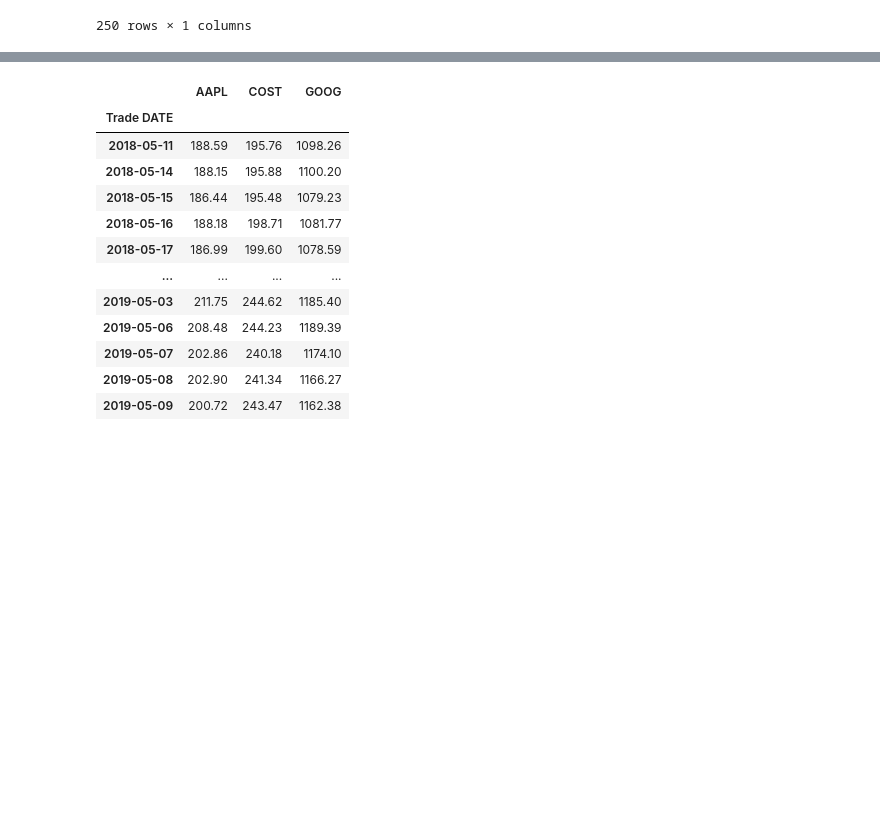
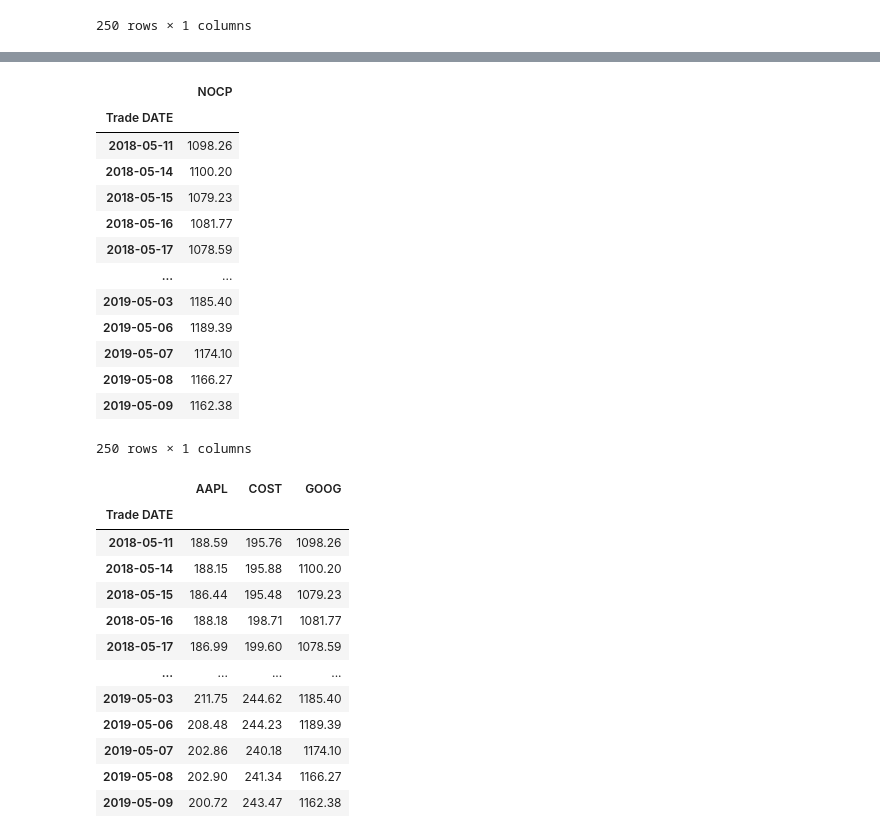
Before and after one commit to jdonnelly0804/Module-4-Challenge, a Jupyter notebook: whale_analysis.ipynb, the cells around one changed output, grey strips where cells are left out. Cells and saved outputs as stored; diff of their text form; code cells hidden in the pictures; blank space fills up the shorter version.

```diff
--- a/whale_analysis.ipynb
+++ b/whale_analysis.ipynb
@@ -353,7 +361,23 @@ cost_df = cost_df.drop(columns=['Symbol'])
 # %%
-# Reading data from 3rd stock
+# Reading data from 3rd stock (google)
 google = Path("../Module-4-Challenge/Resources/goog_historical.csv")
 goog_df = pd.read_csv(google, index_col= 'Trade DATE',infer_datetime_format= True, parse_dates=True)
 goog_df.sort_index(inplace= True)
 goog_df = goog_df.drop(columns=['Symbol'])
+goog_df
+# %% [output]
+|  | NOCP |
+| Trade DATE |  |
+| 2018-05-11 | 1098.26 |
+| 2018-05-14 | 1100.20 |
+| 2018-05-15 | 1079.23 |
+| 2018-05-16 | 1081.77 |
+| 2018-05-17 | 1078.59 |
+| ... | ... |
+| 2019-05-03 | 1185.40 |
+| 2019-05-06 | 1189.39 |
+| 2019-05-07 | 1174.10 |
+| 2019-05-08 | 1166.27 |
+| 2019-05-09 | 1162.38 |
+250 rows × 1 columns
 # %%
```
Also changed, not shown: parts of 16 cells of this notebook.
